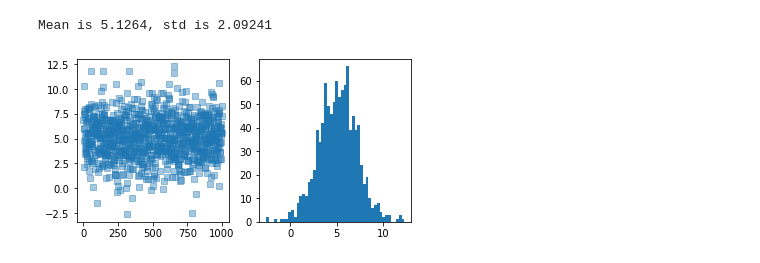
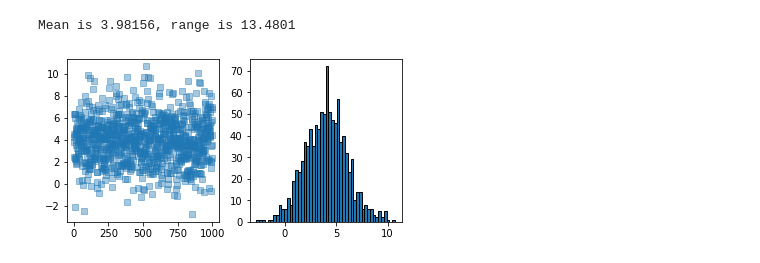
Before and after one commit to danireysan/pymath, a Jupyter notebook: Probabilities and histograms/Building distributions from random numbers.ipynb, the cells around one changed output. Drawn from its saved outputs; the diff is of its cells as text; code cells hidden in the pictures.

```diff
--- a/Probabilities and histograms/Building distributions from random numbers.ipynb
+++ b/Probabilities and histograms/Building distributions from random numbers.ipynb
@@ -4,18 +4,19 @@ import matplotlib.pyplot as plt
 # %%
 shift = 5
 stretch =2
 n =1000
 
-pnts = np.random.randn(n)*stretch+ shift
+#pnts = np.random.randn(n)*stretch+ shift
+pnts = np.random.randn(n)*stretch + shift-.5*stretch
 
-print("Mean is %g, std is %g" %(np.mean(pnts), np.std(pnts)))
+print("Mean is %g, range is %g" %(np.mean(pnts), np.max(pnts)-np.min(pnts)))
 
 fig, ax = plt.subplots(1,2, figsize=(6,3))
 
 ax[0].plot(pnts, 's', alpha=.4)
-ax[1].hist(pnts,50)
+ax[1].hist(pnts,50,edgecolor='k')
 
 plt.show()
 # %% [output]
-Mean is 5.1264, std is 2.09241
+Mean is 3.98156, range is 13.4801
-[figure, old version]
+[figure, new version]
```
Also changed, not shown: parts of 1 cell of this notebook.
